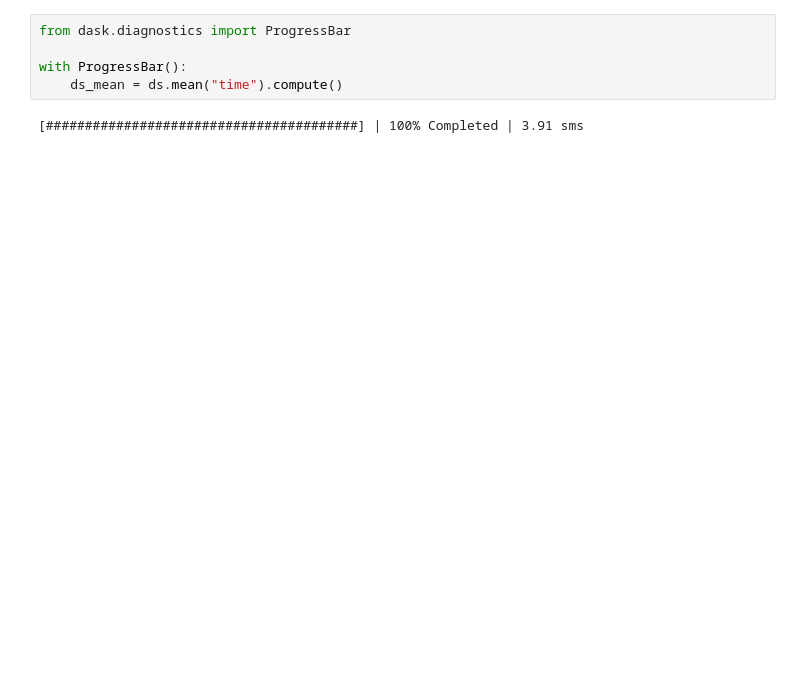
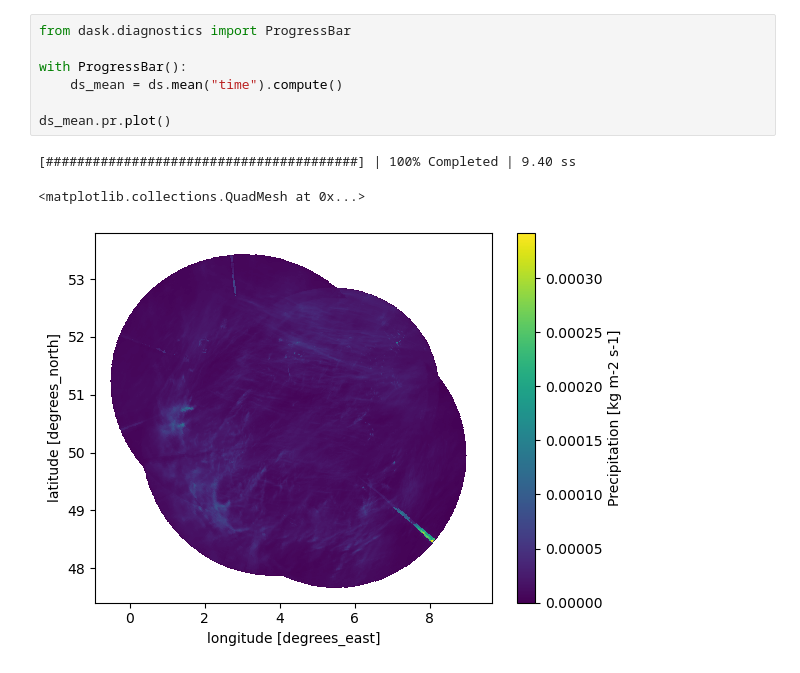
Before and after one commit to CORDEX-be2/ValEnsPy, a Jupyter notebook: examples/RADCLIMconvertor.ipynb, the cells around one changed output. Drawn from its saved outputs; the diff is of its cells as text; blank space fills up the shorter version.

```diff
--- a/examples/RADCLIMconvertor.ipynb
+++ b/examples/RADCLIMconvertor.ipynb
@@ -106,7 +122,11 @@ RADCLIM
 # %%
 from dask.diagnostics import ProgressBar
 
 with ProgressBar():
     ds_mean = ds.mean("time").compute()
+
+ds_mean.pr.plot()
 # %% [output]
-[########################################] | 100% Completed | 3.91 sms
+[########################################] | 100% Completed | 9.40 ss
+<matplotlib.collections.QuadMesh at 0x...>
+[figure, added]
```
Also changed, not shown: parts of 8 cells of this notebook.
